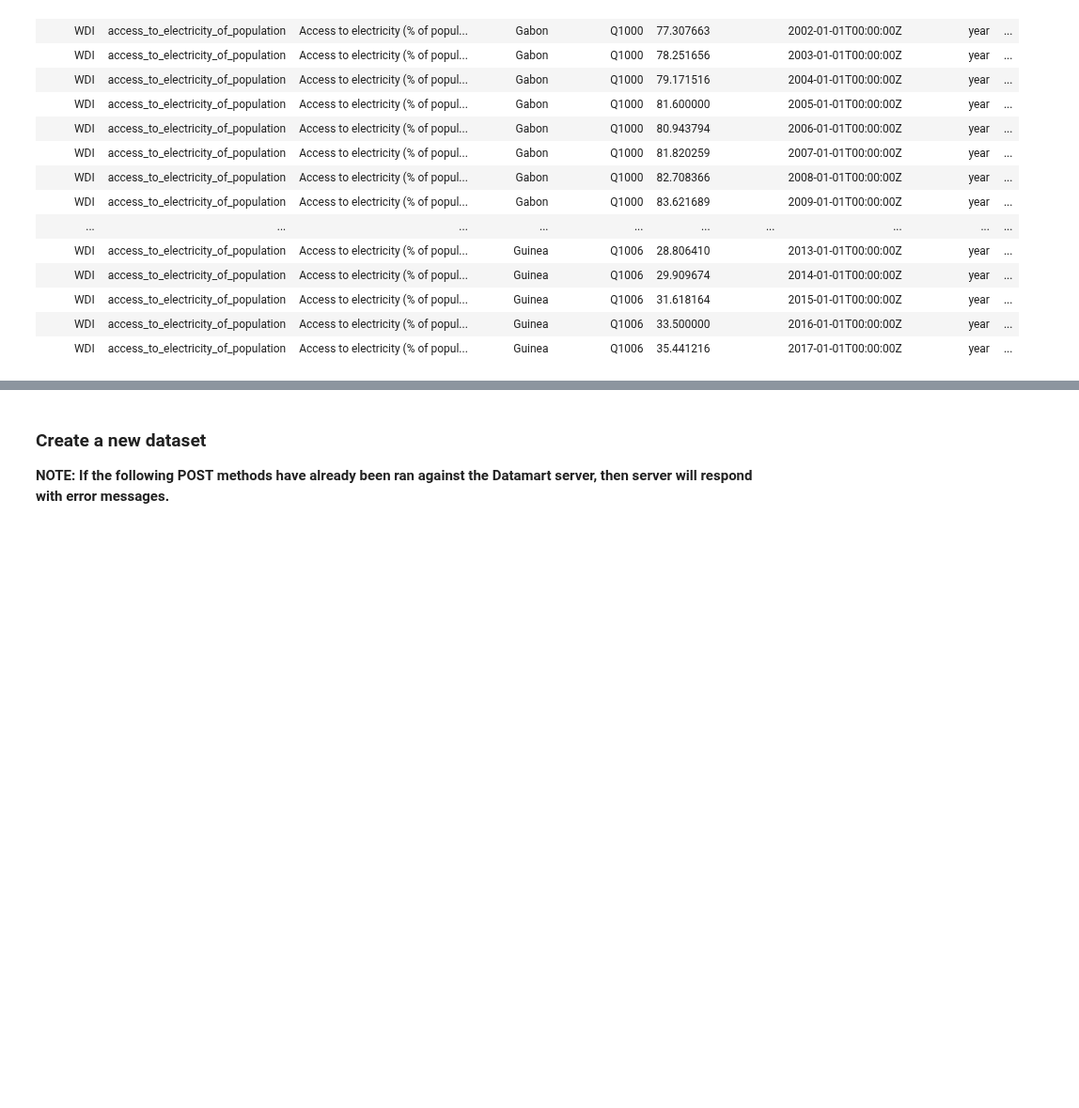
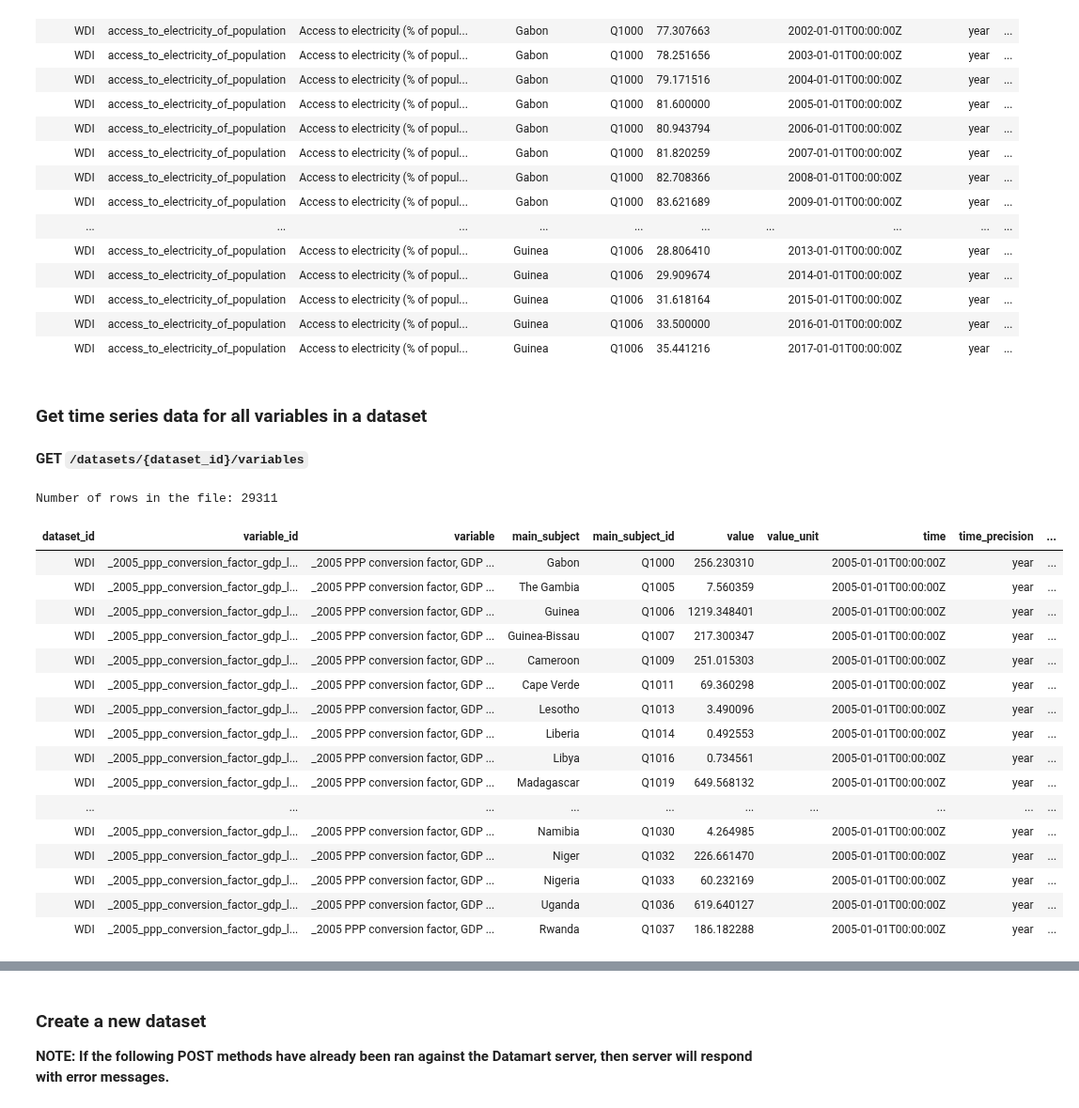
Before and after one commit to usc-isi-i2/datamart-api, a Jupyter notebook: Datamart Data API Demo.ipynb, the cells around one changed output, grey strips where cells are left out. Shown at 94% size. Cells and saved outputs as stored; diff of their text form; code cells hidden in the pictures; blank space fills up the shorter version.

Commit message:
add the new variables api to notebook

```diff
--- a/Datamart Data API Demo.ipynb
+++ b/Datamart Data API Demo.ipynb
@@ -286,3 +286,31 @@ display(HTML(df.fillna('').to_html(index=False)))
 | WDI | access_to_electricity_of_population | Access to electricity (% of popul... | Guinea | Q1006 | 31.618164 |  | 2015-01-01T00:00:00Z | year | ... |
 | WDI | access_to_electricity_of_population | Access to electricity (% of popul... | Guinea | Q1006 | 33.500000 |  | 2016-01-01T00:00:00Z | year | ... |
 | WDI | access_to_electricity_of_population | Access to electricity (% of popul... | Guinea | Q1006 | 35.441216 |  | 2017-01-01T00:00:00Z | year | ... |
+# %% [markdown]
+### Get time series data for all variables in a dataset
+# %% [markdown]
+**GET `/datasets/{dataset_id}/variables`**
+# %%
+response = get(f'{datamart_api_url}/datasets/WDI/variables')
+df = pd.read_csv(StringIO(response.text))
+print(f'Number of rows in the file: {len(df)}')
+display(HTML(df.fillna('').head(20).to_html(index=False)))
+# %% [output]
+Number of rows in the file: 29311
+| dataset_id | variable_id | variable | main_subject | main_subject_id | value | value_unit | time | time_precision | ... |
+| WDI | _2005_ppp_conversion_factor_gdp_l... | _2005 PPP conversion factor, GDP ... | Gabon | Q1000 | 256.230310 |  | 2005-01-01T00:00:00Z | year | ... |
+| WDI | _2005_ppp_conversion_factor_gdp_l... | _2005 PPP conversion factor, GDP ... | The Gambia | Q1005 | 7.560359 |  | 2005-01-01T00:00:00Z | year | ... |
+| WDI | _2005_ppp_conversion_factor_gdp_l... | _2005 PPP conversion factor, GDP ... | Guinea | Q1006 | 1219.348401 |  | 2005-01-01T00:00:00Z | year | ... |
+| WDI | _2005_ppp_conversion_factor_gdp_l... | _2005 PPP conversion factor, GDP ... | Guinea-Bissau | Q1007 | 217.300347 |  | 2005-01-01T00:00:00Z | year | ... |
+| WDI | _2005_ppp_conversion_factor_gdp_l... | _2005 PPP conversion factor, GDP ... | Cameroon | Q1009 | 251.015303 |  | 2005-01-01T00:00:00Z | year | ... |
+| WDI | _2005_ppp_conversion_factor_gdp_l... | _2005 PPP conversion factor, GDP ... | Cape Verde | Q1011 | 69.360298 |  | 2005-01-01T00:00:00Z | year | ... |
+| WDI | _2005_ppp_conversion_factor_gdp_l... | _2005 PPP conversion factor, GDP ... | Lesotho | Q1013 | 3.490096 |  | 2005-01-01T00:00:00Z | year | ... |
+| WDI | _2005_ppp_conversion_factor_gdp_l... | _2005 PPP conversion factor, GDP ... | Liberia | Q1014 | 0.492553 |  | 2005-01-01T00:00:00Z | year | ... |
+| WDI | _2005_ppp_conversion_factor_gdp_l... | _2005 PPP conversion factor, GDP ... | Libya | Q1016 | 0.734561 |  | 2005-01-01T00:00:00Z | year | ... |
+| WDI | _2005_ppp_conversion_factor_gdp_l... | _2005 PPP conversion factor, GDP ... | Madagascar | Q1019 | 649.568132 |  | 2005-01-01T00:00:00Z | year | ... |
+| ... | ... | ... | ... | ... | ... | ... | ... | ... | ... |
+| WDI | _2005_ppp_conversion_factor_gdp_l... | _2005 PPP conversion factor, GDP ... | Namibia | Q1030 | 4.264985 |  | 2005-01-01T00:00:00Z | year | ... |
+| WDI | _2005_ppp_conversion_factor_gdp_l... | _2005 PPP conversion factor, GDP ... | Niger | Q1032 | 226.661470 |  | 2005-01-01T00:00:00Z | year | ... |
+| WDI | _2005_ppp_conversion_factor_gdp_l... | _2005 PPP conversion factor, GDP ... | Nigeria | Q1033 | 60.232169 |  | 2005-01-01T00:00:00Z | year | ... |
+| WDI | _2005_ppp_conversion_factor_gdp_l... | _2005 PPP conversion factor, GDP ... | Uganda | Q1036 | 619.640127 |  | 2005-01-01T00:00:00Z | year | ... |
+| WDI | _2005_ppp_conversion_factor_gdp_l... | _2005 PPP conversion factor, GDP ... | Rwanda | Q1037 | 186.182288 |  | 2005-01-01T00:00:00Z | year | ... |
```
Also changed, not shown: parts of 6 cells of this notebook, 2 other files.
